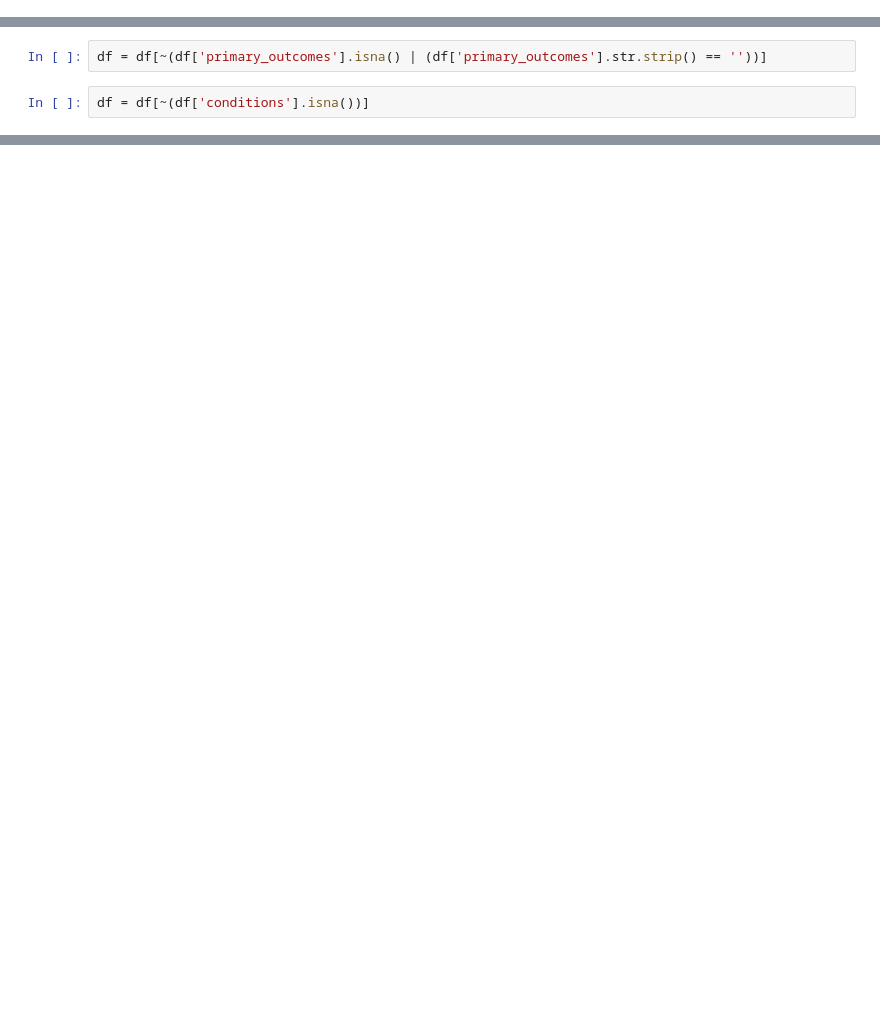
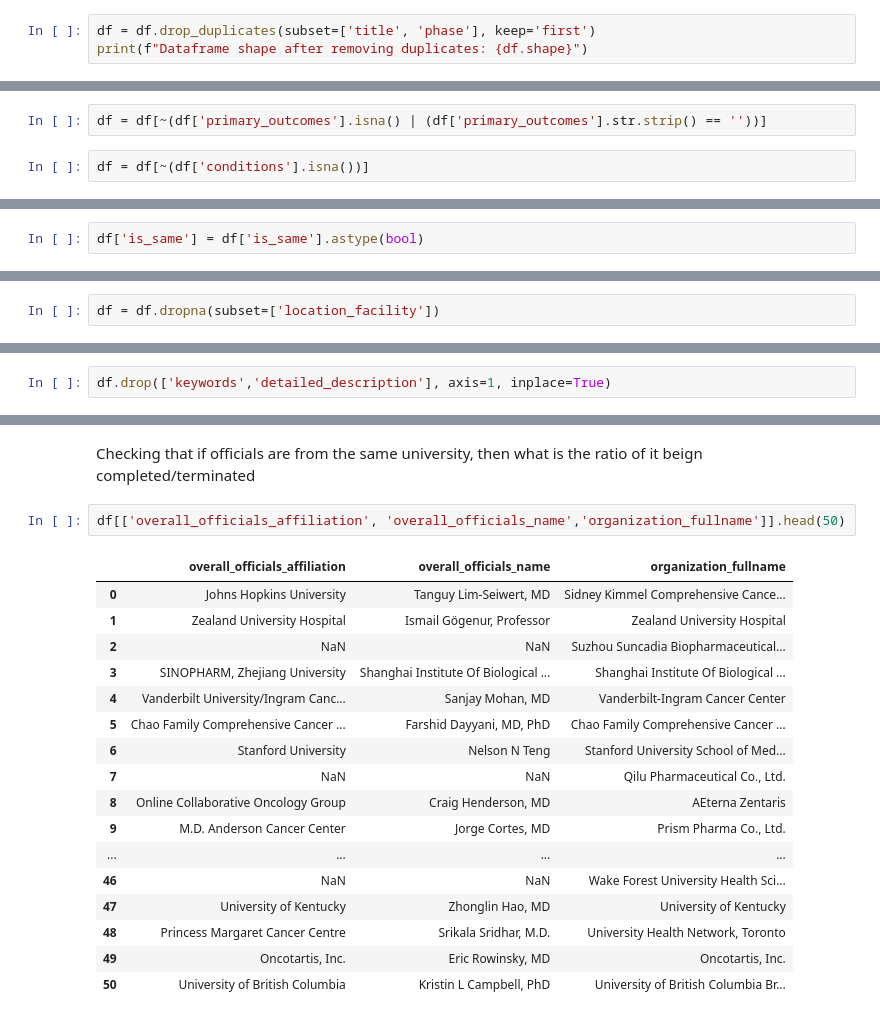
Before and after one commit to HaiderABB/clinical-trials-analysis, a Jupyter notebook: src/clinical-trials.ipynb, the cells around one changed output, grey strips where cells are left out. Cells and saved outputs as stored; diff of their text form; blank space fills up the shorter version.

```diff
--- a/src/clinical-trials.ipynb
+++ b/src/clinical-trials.ipynb
@@ -202,0 +210,3 @@ Index(['nctid', 'orgstudyid', 'title', 'organization_fullname', 'lead_sponsor',
+# %%
+df = df.drop_duplicates(subset=['title', 'phase'], keep='first')
+print(f"Dataframe shape after removing duplicates: {df.shape}")
@@ -596,0 +617,2 @@ dtype: int64
+# %%
+df['is_same'] = df['is_same'].astype(bool)
@@ -596,0 +654,2 @@ dtype: int64
+# %%
+df = df.dropna(subset=['location_facility'])
@@ -596,0 +675,2 @@ dtype: int64
+# %%
+df.drop(['keywords','detailed_description'], axis=1, inplace=True)
@@ -596,0 +697,22 @@ dtype: int64
+# %% [markdown]
+Checking that if officials are from the same university, then what is the ratio of it beign completed/terminated
+# %%
+df[['overall_officials_affiliation', 'overall_officials_name','organization_fullname']].head(50)
+# %% [output]
+|  | overall_officials_affiliation | overall_officials_name | organization_fullname |
+| 0 | Johns Hopkins University | Tanguy Lim-Seiwert, MD | Sidney Kimmel Comprehensive Cance... |
+| 1 | Zealand University Hospital | Ismail Gögenur, Professor | Zealand University Hospital |
+| 2 | NaN | NaN | Suzhou Suncadia Biopharmaceutical... |
+| 3 | SINOPHARM, Zhejiang University | Shanghai Institute Of Biological ... | Shanghai Institute Of Biological ... |
+| 4 | Vanderbilt University/Ingram Canc... | Sanjay Mohan, MD | Vanderbilt-Ingram Cancer Center |
+| 5 | Chao Family Comprehensive Cancer ... | Farshid Dayyani, MD, PhD | Chao Family Comprehensive Cancer ... |
+| 6 | Stanford University | Nelson N Teng | Stanford University School of Med... |
+| 7 | NaN | NaN | Qilu Pharmaceutical Co., Ltd. |
+| 8 | Online Collaborative Oncology Group | Craig Henderson, MD | AEterna Zentaris |
+| 9 | M.D. Anderson Cancer Center | Jorge Cortes, MD | Prism Pharma Co., Ltd. |
+| ... | ... | ... | ... |
+| 46 | NaN | NaN | Wake Forest University Health Sci... |
+| 47 | University of Kentucky | Zhonglin Hao, MD | University of Kentucky |
+| 48 | Princess Margaret Cancer Centre | Srikala Sridhar, M.D. | University Health Network, Toronto |
+| 49 | Oncotartis, Inc. | Eric Rowinsky, MD | Oncotartis, Inc. |
+| 50 | University of British Columbia | Kristin L Campbell, PhD | University of British Columbia Br... |
```
Also changed, not shown: parts of 52 cells of this notebook.
